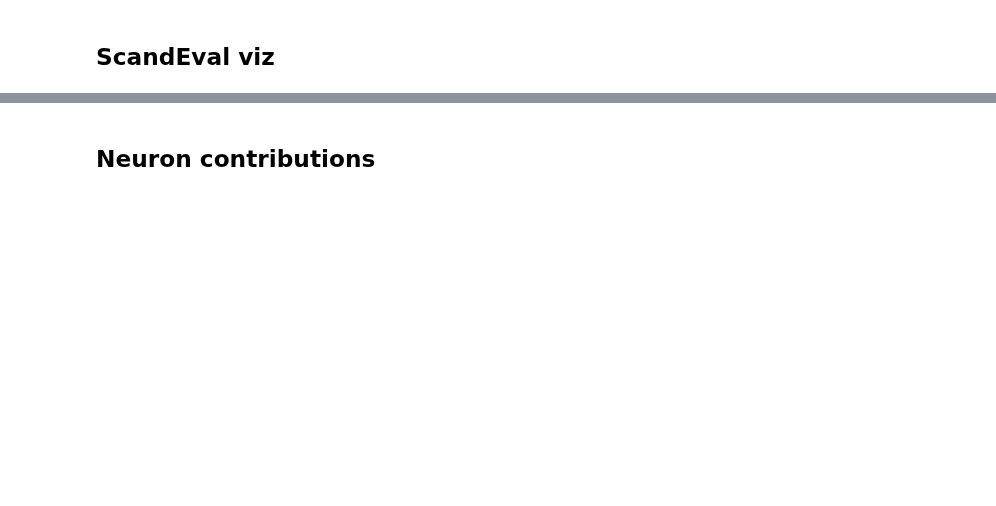
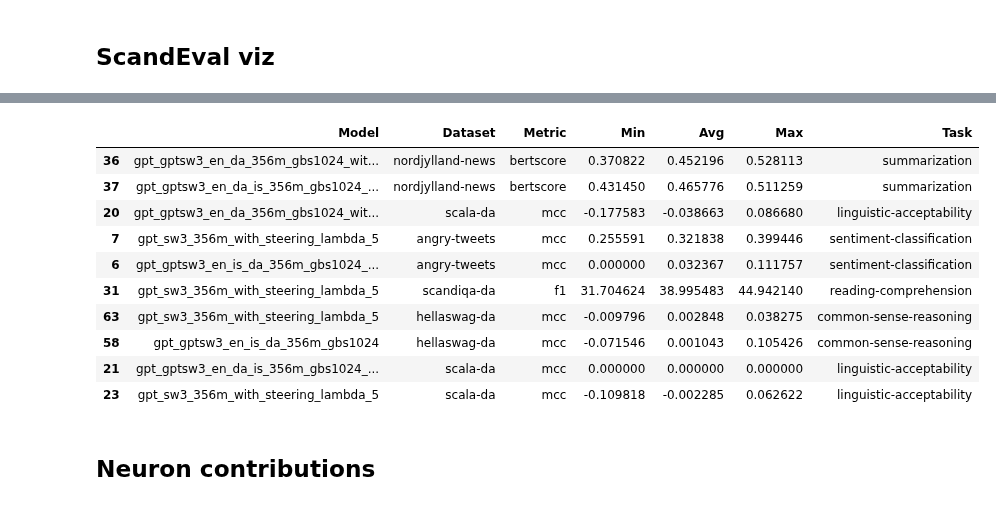
Before and after one commit to MartinKirkegaardDK/KDS_MI, a Jupyter notebook: main.ipynb, the cells around one changed output, grey strips where cells are left out. Saved outputs shown, nothing was run; the diff lists cells and outputs as text; code cells hidden in the pictures; blank space fills up the shorter version.

```diff
--- a/main.ipynb
+++ b/main.ipynb
@@ -266,3 +257,17 @@ hellaswag-da gpt_gptsw3_en_is_da_356m_gbs1024_with_steering
+# %%
+df.sample(10)
+# %% [output]
+|  | Model | Dataset | Metric | Min | Avg | Max | Task |
+| 36 | gpt_gptsw3_en_da_356m_gbs1024_wit... | nordjylland-news | bertscore | 0.370822 | 0.452196 | 0.528113 | summarization |
+| 37 | gpt_gptsw3_en_da_is_356m_gbs1024_... | nordjylland-news | bertscore | 0.431450 | 0.465776 | 0.511259 | summarization |
+| 20 | gpt_gptsw3_en_da_356m_gbs1024_wit... | scala-da | mcc | -0.177583 | -0.038663 | 0.086680 | linguistic-acceptability |
+| 7 | gpt_sw3_356m_with_steering_lambda_5 | angry-tweets | mcc | 0.255591 | 0.321838 | 0.399446 | sentiment-classification |
+| 6 | gpt_gptsw3_en_is_da_356m_gbs1024_... | angry-tweets | mcc | 0.000000 | 0.032367 | 0.111757 | sentiment-classification |
+| 31 | gpt_sw3_356m_with_steering_lambda_5 | scandiqa-da | f1 | 31.704624 | 38.995483 | 44.942140 | reading-comprehension |
+| 63 | gpt_sw3_356m_with_steering_lambda_5 | hellaswag-da | mcc | -0.009796 | 0.002848 | 0.038275 | common-sense-reasoning |
+| 58 | gpt_gptsw3_en_is_da_356m_gbs1024 | hellaswag-da | mcc | -0.071546 | 0.001043 | 0.105426 | common-sense-reasoning |
+| 21 | gpt_gptsw3_en_da_is_356m_gbs1024_... | scala-da | mcc | 0.000000 | 0.000000 | 0.000000 | linguistic-acceptability |
+| 23 | gpt_sw3_356m_with_steering_lambda_5 | scala-da | mcc | -0.109818 | -0.002285 | 0.062622 | linguistic-acceptability |
 # %% [markdown]
 ##  Neuron contributions
 # %%
```
Also changed, not shown: parts of 6 cells of this notebook, 10 other files.
